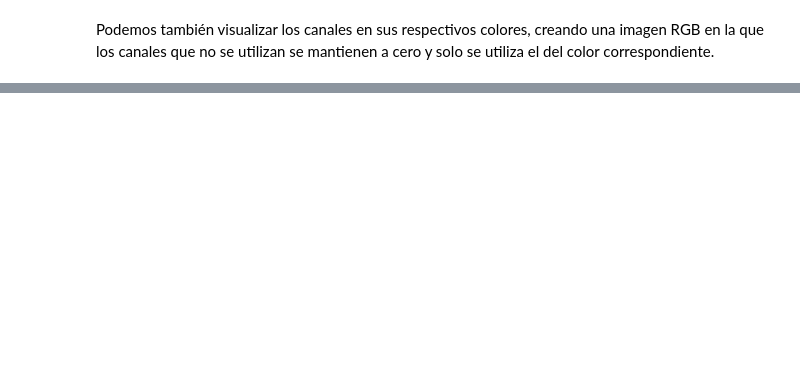
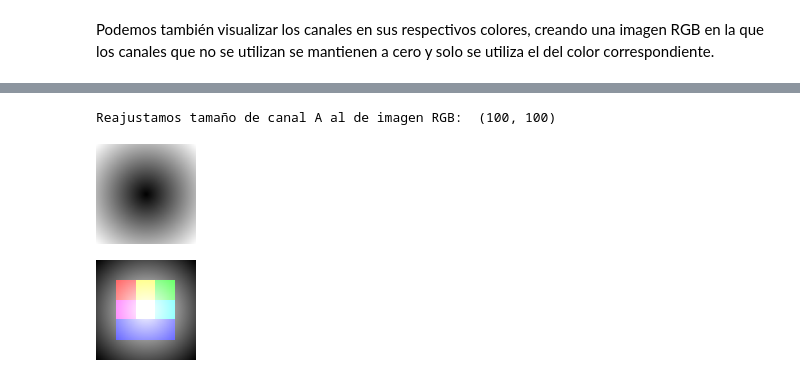
Before and after one commit to ULPGC-GTMA/ULPGC-TIV, a Jupyter notebook: Tema_1a.ipynb, the cells around one changed output, grey strips where cells are left out. Drawn from its saved outputs; the diff is of its cells as text; code cells hidden in the pictures; blank space fills up the shorter version.

```diff
--- a/Tema_1a.ipynb
+++ b/Tema_1a.ipynb
@@ -334,0 +398,12 @@ modo:  RGB
+# %%
+canal_A = canal_A.resize(img_RGB.size)
+print('Reajustamos tamaño de canal A al de imagen RGB: ', img_RGB.size)
+display(canal_A)
+# %% [output]
+Reajustamos tamaño de canal A al de imagen RGB:  (100, 100)
+[figure, added]
+# %%
+img_RGBA_rad = Image.merge("RGBA", (canal_R, canal_G, canal_B, canal_A))
+display(img_RGBA_rad)
+# %% [output]
+[figure, added]
```
Also changed, not shown: parts of 17 cells of this notebook.
